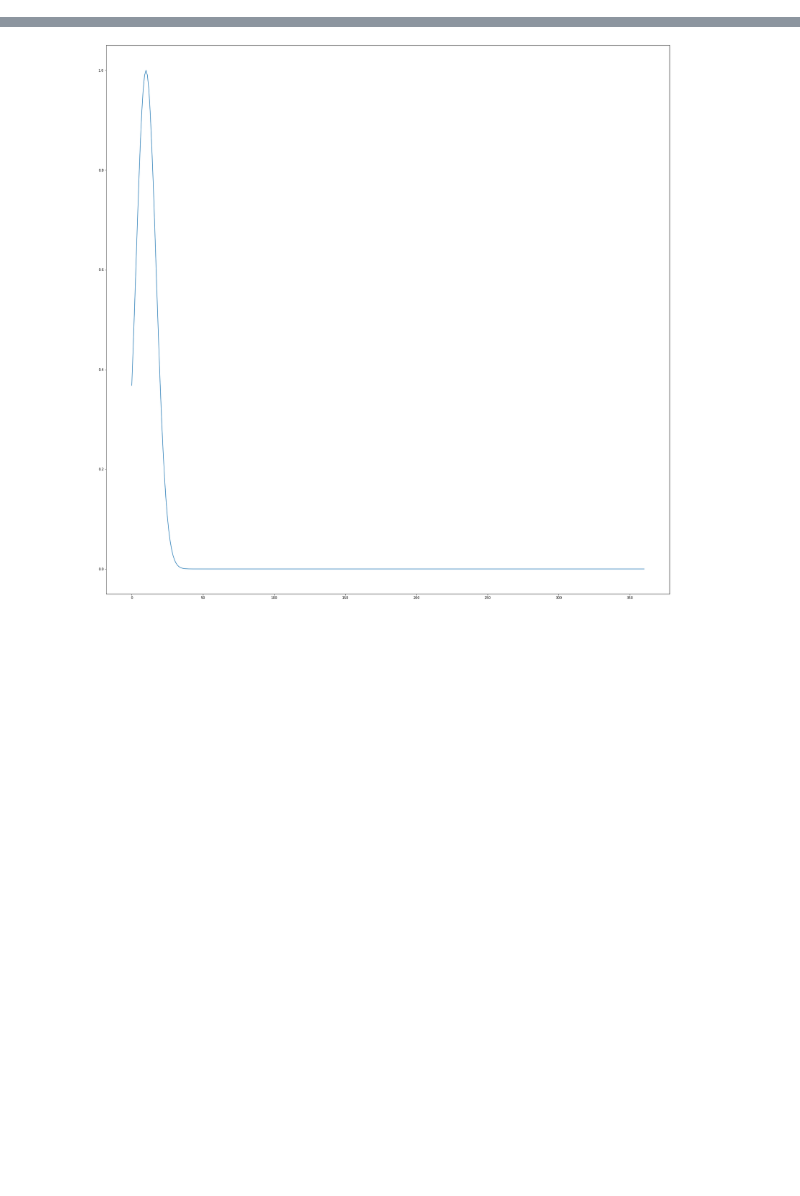
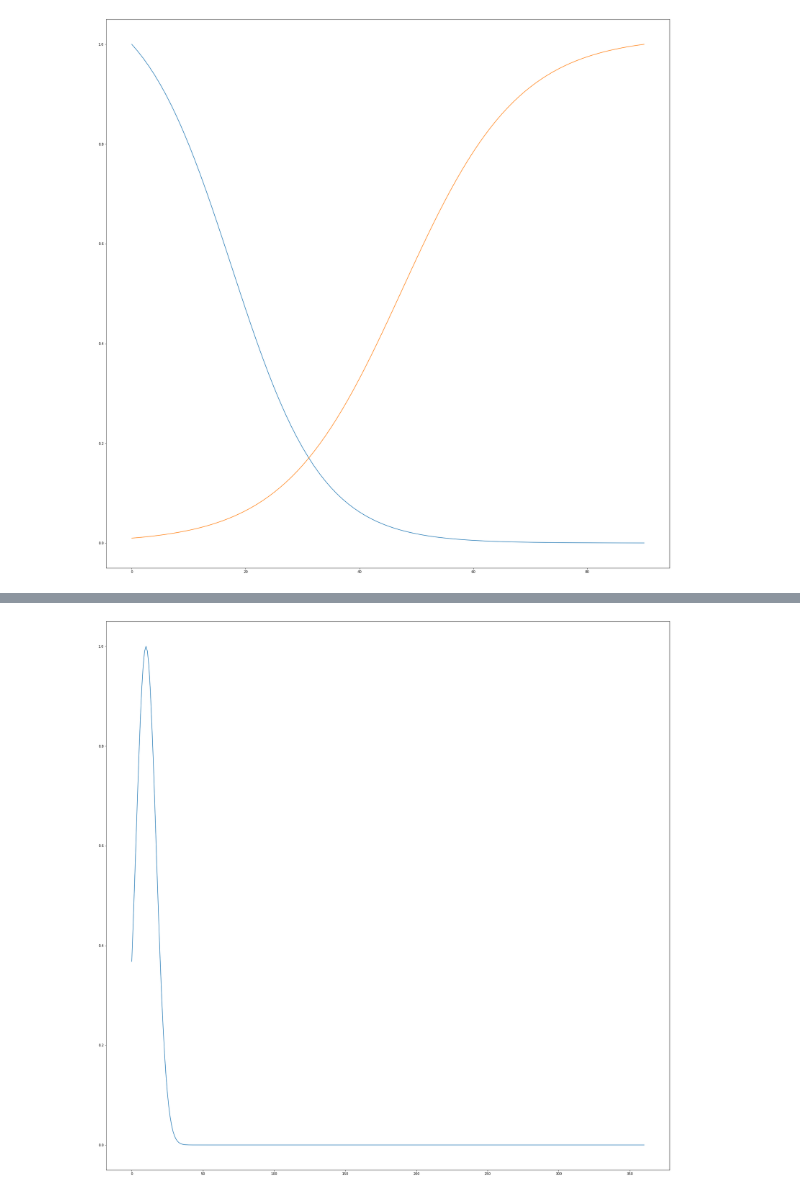
Before and after one commit to TaisiaPolyankina/MII_fuzzy_logic_4wheeled_robot, a Jupyter notebook: mobile_4wheeled_robot_fuzzy_logic.ipynb, the cells around one changed output, grey strips where cells are left out. Cells and saved outputs as stored; diff of their text form; code cells hidden in the pictures; blank space fills up the shorter version.

```diff
--- a/mobile_4wheeled_robot_fuzzy_logic.ipynb
+++ b/mobile_4wheeled_robot_fuzzy_logic.ipynb
@@ -53 +91,23 @@ alpha_to_obstacle.low_danger.plot()
 # скорость робота (линейная) (v) (м/c)
+# %%
+# gamma
+# категории: мало, много
+gamma = Domain("New angle", 0, 90)
+gamma.low = bounded_sigmoid(0, 35, inverse=True)
+gamma.low = gamma.low.normalized()
+gamma.high = bounded_sigmoid(25, 70, inverse=False)
+gamma.high = gamma.high.normalized()
+
+# new_v
+# категории: медленно, средне, быстро
+new_v = Domain("New speed (m/s)", 0, 10)
+new_v.low = bounded_sigmoid(0, 0.5, inverse=True)
+new_v.low = new_v.low.normalized()
+new_v.average = gauss(2, 1, c_m=1)
+new_v.fast = bounded_sigmoid(4, 5, inverse=False)
+new_v.fast = new_v.fast.normalized()
+# %%
+gamma.low.plot()
+gamma.high.plot()
+# %% [output]
+[figure, added]
```
Also changed, not shown: parts of 11 cells of this notebook.
